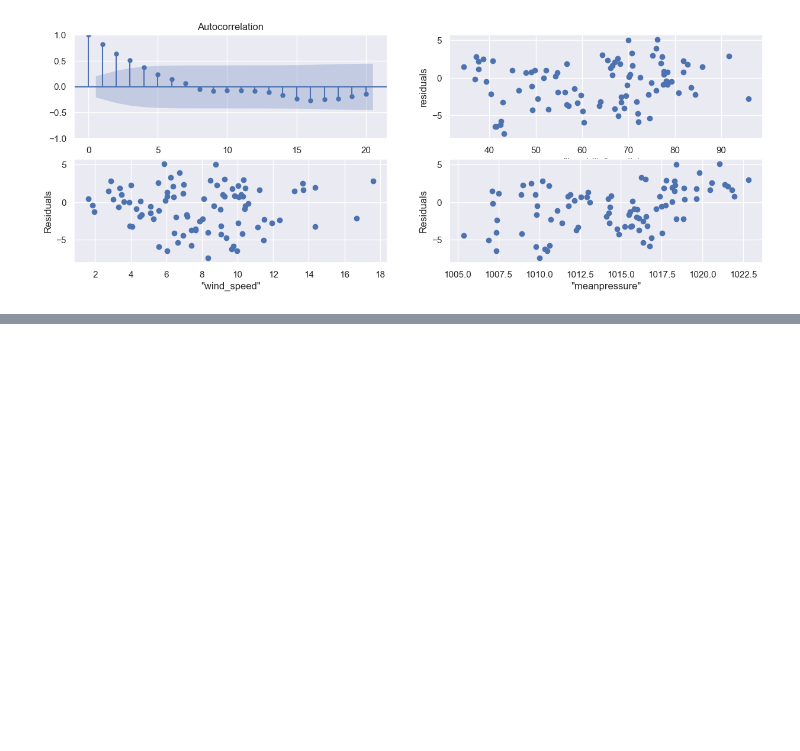
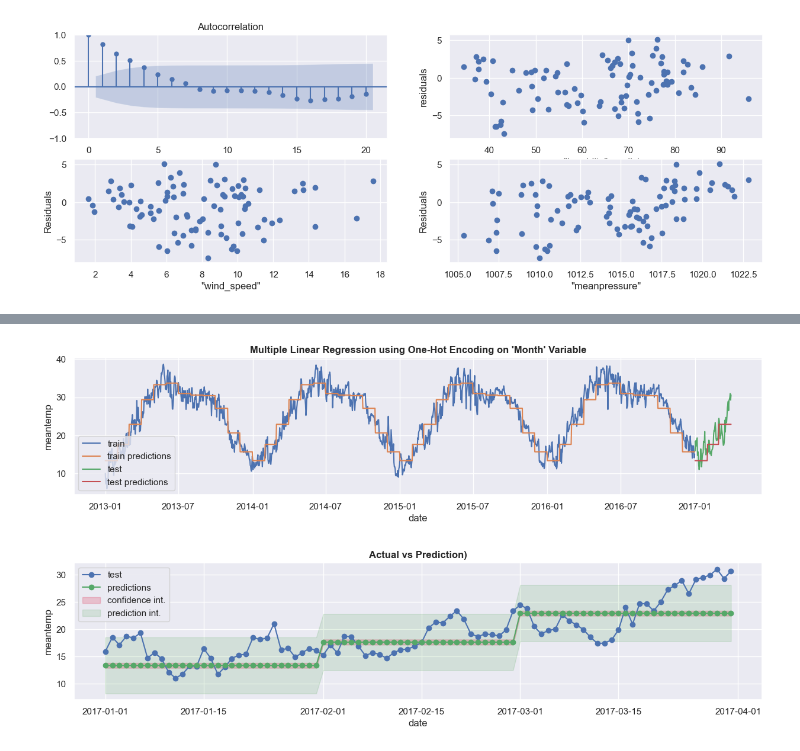
Before and after one commit to marcocolognesi/Weather_Forecast, a Jupyter notebook: forecasting.ipynb, the cells around one changed output, grey strips where cells are left out. Cells and saved outputs as stored; diff of their text form; code cells hidden in the pictures; blank space fills up the shorter version.

Commit message:
multiple linear regression

```diff
--- a/forecasting.ipynb
+++ b/forecasting.ipynb
@@ -218,0 +244,18 @@ display(train_data)
+# %%
+# Creating dummy dataframe containing encoded variables on test data
+dummy_df_test = pd.DataFrame(data=pd.get_dummies(test_data.index.month, drop_first=True, prefix='month'))
+dummy_df_test.index = test_data.index
+
+# Converting into int
+dummy_df_test = dummy_df_test.astype(int)
+
+# Adding to dummy_df_test missing columns from dummy_df_train (so that they can match)
+missing_cols = list(set(dummy_df_train.columns) - set(dummy_df_test.columns))
+
+# sorting missing months for better ordering
+sorted_missing_cols = sorted(missing_cols, key=lambda x : int(x.split('_')[1]))
+
+for month in sorted_missing_cols:
+    dummy_df_test[month] = 0
+
+display(dummy_df_test)
@@ -218,0 +277,57 @@ display(train_data)
+# %%
+# Identifying independent and dependent variables
+
+# train
+X_train = dummy_df_train
+y_train = train_data['meantemp']
+
+# test
+X_test = dummy_df_test
+y_test = test_data['meantemp']
+
+# Linear Regression using statsmodels
+X_train_c = sm.add_constant(X_train)
+reg = sm.OLS(y_train, X_train_c).fit()
+
+# printing summary result on test data
+print(reg.summary())
+
+# predictions
+# train
+preds_train = reg.predict(X_train_c)
+# test
+X_test_c = sm.add_constant(X_test)
+df_predictions_test = reg.get_prediction(X_test_c).summary_frame(alpha=0.05)
+preds_test = df_predictions_test['mean'].values
+
+# Plotting predictions vs actual values
+plt.figure(figsize=(15,3))
+plt.title(f"Multiple Linear Regression using One-Hot Encoding on 'Month' Variable", weight="bold")
+plt.plot(train_data.index, y_train, label='train')
+plt.plot(train_data.index, preds_train, label='train predictions')
+plt.plot(test_data.index, y_test, label='test')
+plt.plot(test_data.index, preds_test, label='test predictions')
+plt.xlabel('date')
+plt.ylabel('meantemp')
+plt.legend(loc='lower left')
+plt.show()
+
+# Plotting predictions vs actual values
+plt.figure(figsize=(15,3))
+plt.title(f"Actual vs Prediction)", weight="bold")
+plt.plot(test_data.index, y_test, 'o-' ,label='test')
+plt.plot(test_data.index, preds_test, 'go-', label='predictions')
+plt.fill_between(test_data.index, df_predictions_test.mean_ci_lower, df_predictions_test.mean_ci_upper, alpha=.2, color='crimson', label = 'confidence int.')
+plt.fill_between(test_data.index, df_predictions_test.obs_ci_lower, df_predictions_test.obs_ci_upper, alpha=.1, color='green',label='prediction int.')
+plt.xlabel('date')
+plt.ylabel('meantemp')
+plt.legend(loc='best')
+plt.show()
+
+r2_test = r2_score(y_test, preds_test)
+rmse = mean_squared_error(y_test, preds_test, squared=True)
+mae = mean_absolute_error(y_test, preds_test)
+
+print(f"=============================")
+print(f"Evaluation on test set: \nR2: {r2_test}\nRMSE: {rmse}\nMAE: {mae}")
+# %% [output]
@@ -218,0 +351,2 @@ display(train_data)
+[figure, added]
+[figure, added]
```
Also changed, not shown: parts of 20 cells of this notebook.
